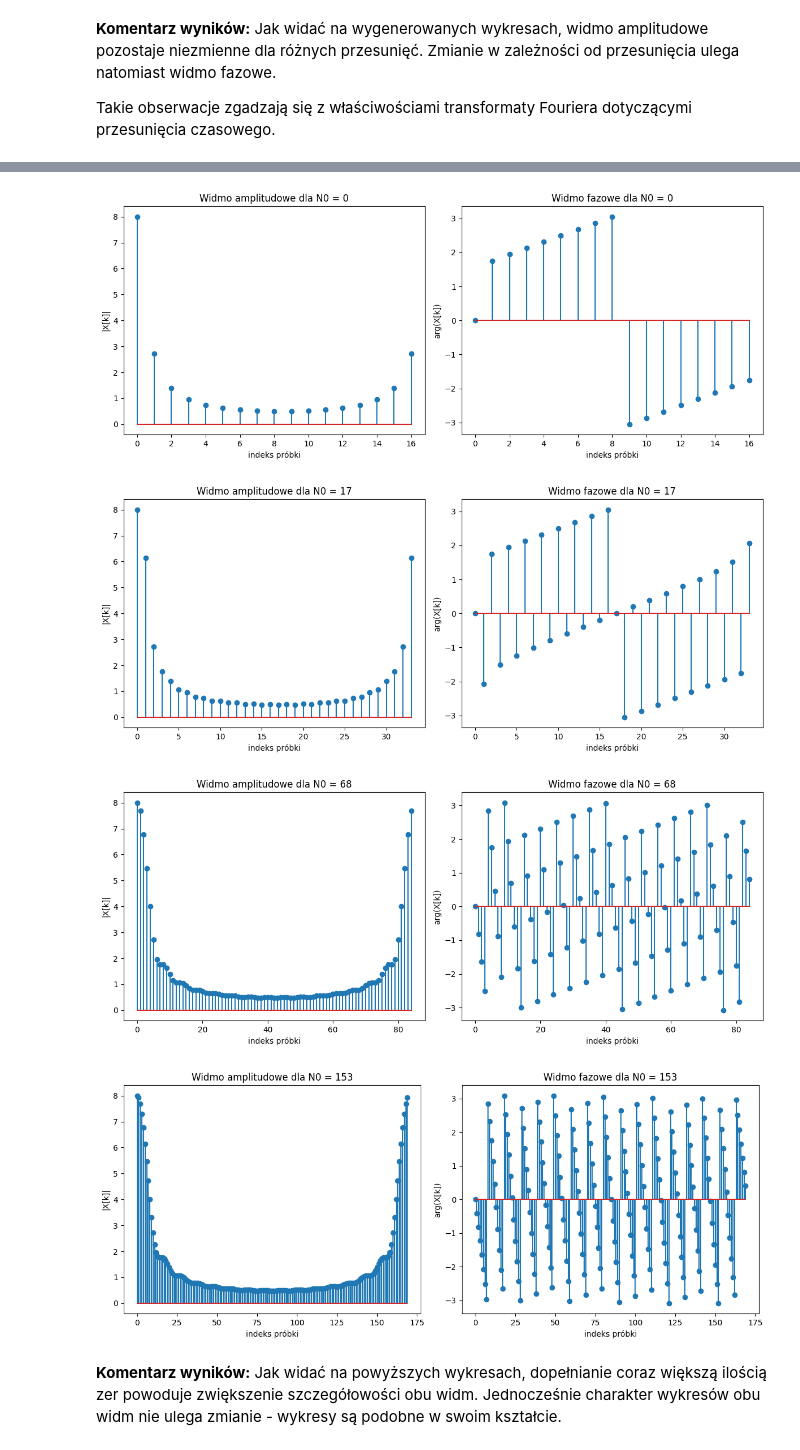
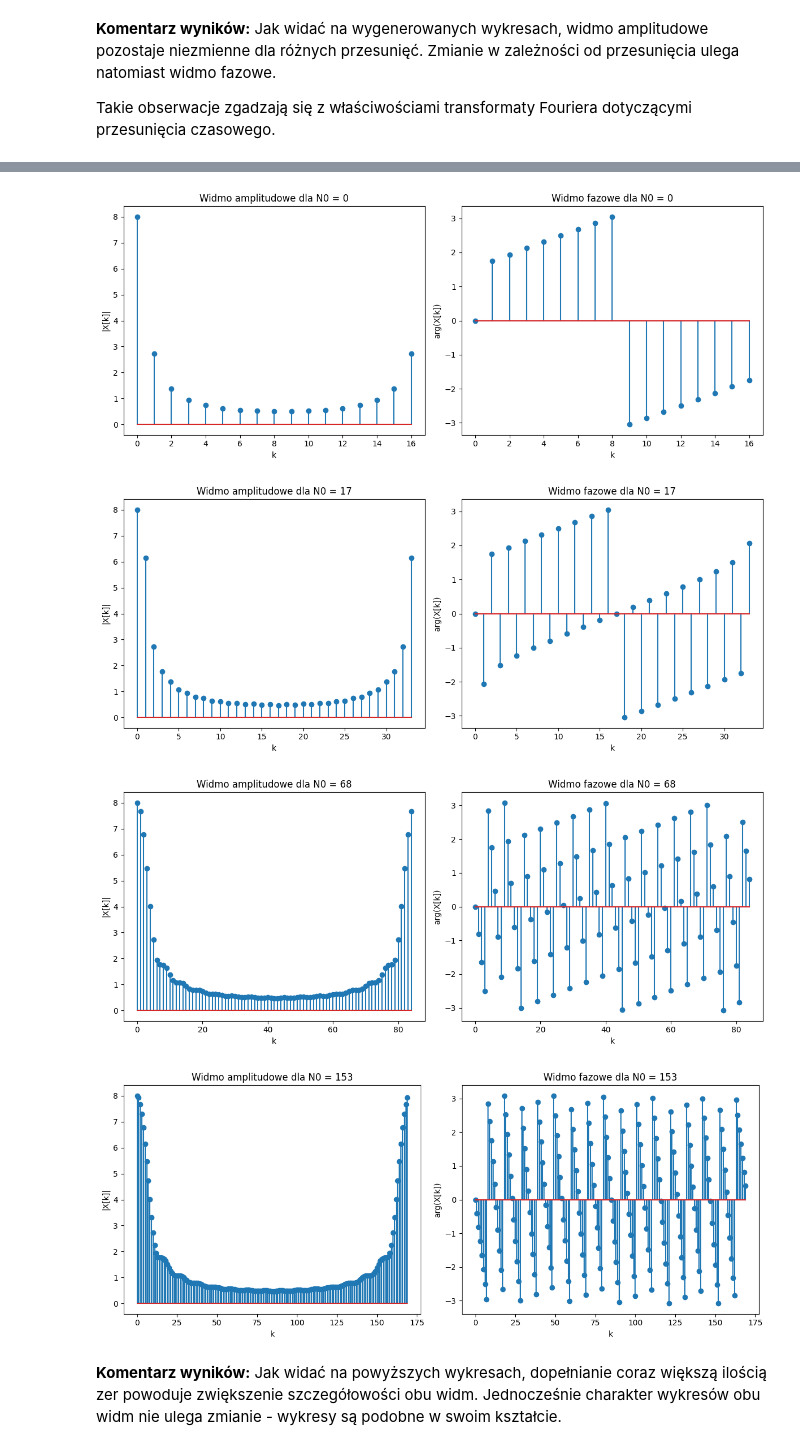
Before and after one commit to maciejb7/WMM_2025L, a Jupyter notebook: LAB1.ipynb, the cells around one changed output, grey strips where cells are left out. Saved outputs shown, nothing was run; the diff lists cells and outputs as text; code cells hidden in the pictures.

```diff
--- a/LAB1.ipynb
+++ b/LAB1.ipynb
@@ -116,19 +129,20 @@ for n0 in n0_values:
     x = s(n, n0)
     X = np.fft.fft(x)
 
+    # usuwanie części urojonej bliskiej 0
     X.imag[np.abs(X.imag) < epsilon] = 0
 
     plt.figure(figsize=(12, 5))
     plt.subplot(121)
     plt.stem(n, np.abs(X))
     plt.title(f"Widmo amplitudowe dla n0 = {n0}")
-    plt.xlabel("indeks próbki")
+    plt.xlabel("k")
     plt.ylabel("|X[k]|")
 
     plt.subplot(122)
     plt.stem(n, np.angle(X))
     plt.title(f"Widmo fazowe dla n0 = {n0}")
-    plt.xlabel("indeks próbki")
+    plt.xlabel("k")
     plt.ylabel("arg(X[k])")
 
     plt.tight_layout()
@@ -151,39 +165,39 @@ Zbadać wpływ dopełnienia zerami na postać widma amplitudowego i widma fazowe
 A = 1
 N = 17
 epsilon = 1e-10
 N0_values = [0, N, 4 * N, 9 * N]
 n = np.arange(0, N)
 
 def s(n, N0):
     result = A * (n % N) / N
     return np.concatenate((result, np.zeros(N0)))
 
 for N0 in N0_values:
     x = s(n, N0)
     X = np.fft.fft(x)
 
     X.imag[np.abs(X.imag) < epsilon] = 0
 
     plt.figure(figsize=(12, 5))
     plt.subplot(121)
     plt.stem(np.arange(0, N + N0), np.abs(X))
     plt.title(f"Widmo amplitudowe dla N0 = {N0}")
-    plt.xlabel("indeks próbki")
+    plt.xlabel("k")
     plt.ylabel("|X[k]|")
 
     plt.subplot(122)
     plt.stem(np.arange(0, N + N0), np.angle(X))
     plt.title(f"Widmo fazowe dla N0 = {N0}")
-    plt.xlabel("indeks próbki")
+    plt.xlabel("k")
     plt.ylabel("arg(X[k])")
 
     plt.tight_layout()
     plt.show()
 # %% [output]
-[figure, old version]
+[figure, new version]
-[figure, old version]
+[figure, new version]
-[figure, old version]
+[figure, new version]
-[figure, old version]
+[figure, new version]
 # %% [markdown]
 **Komentarz wyników:**
 Jak widać na powyższych wykresach, dopełnianie coraz większą ilością zer powoduje zwiększenie szczegółowości obu widm. Jednocześnie charakter wykresów obu widm nie ulega zmianie - wykresy są podobne w swoim kształcie.
```
Also changed, not shown: parts of 7 cells of this notebook.
